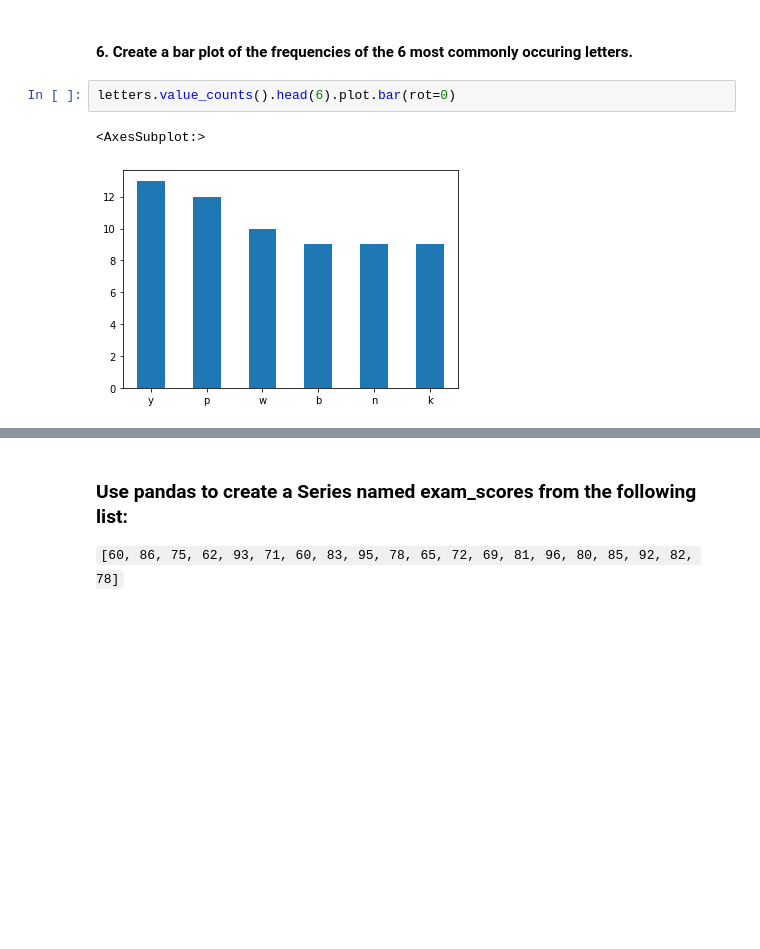
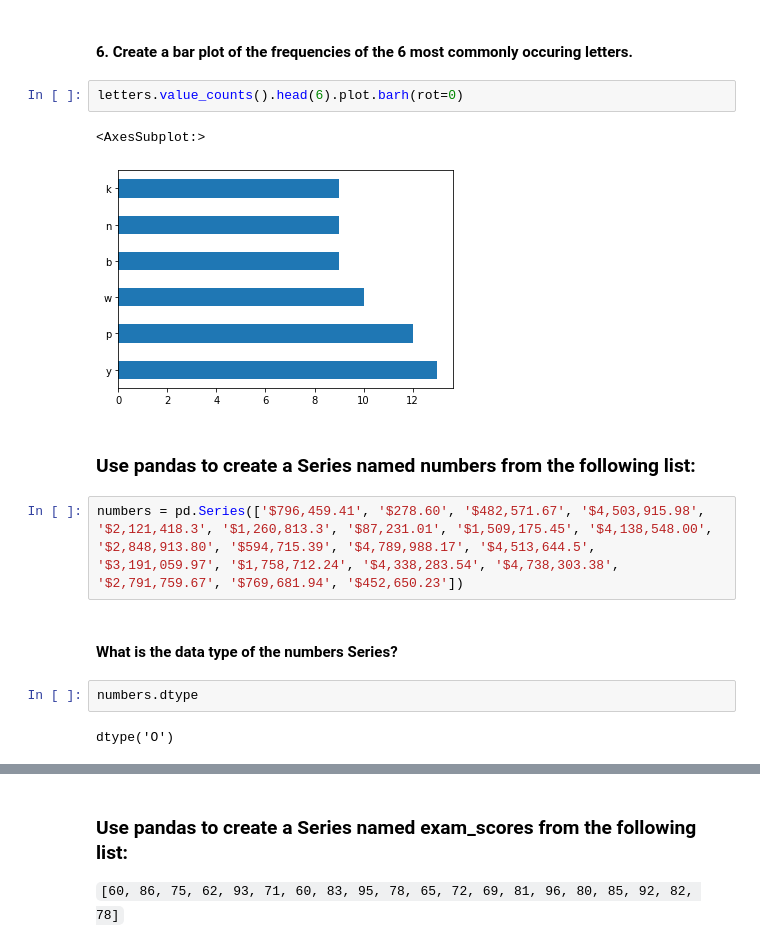
Before and after one commit to bensmith07/numpy-pandas-visualization-exercises, a Jupyter notebook: pandas_series.ipynb, the cells around one changed output, grey strips where cells are left out. Cells and saved outputs as stored; diff of their text form; blank space fills up the shorter version.

```diff
--- a/pandas_series.ipynb
+++ b/pandas_series.ipynb
@@ -430,7 +468,17 @@ Length: 200, dtype: object
 # %% [markdown]
 #### 6.     Create a bar plot of the frequencies of the 6 most commonly occuring letters.
 # %%
-letters.value_counts().head(6).plot.bar(rot=0)
+letters.value_counts().head(6).plot.barh(rot=0)
 # %% [output]
 <AxesSubplot:>
-[figure, old version]
+[figure, new version]
+# %% [markdown]
+### Use pandas to create a Series named numbers from the following list:
+# %%
+numbers = pd.Series(['$796,459.41', '$278.60', '$482,571.67', '$4,503,915.98', '$2,121,418.3', '$1,260,813.3', '$87,231.01', '$1,509,175.45', '$4,138,548.00', '$2,848,913.80', '$594,715.39', '$4,789,988.17', '$4,513,644.5', '$3,191,059.97', '$1,758,712.24', '$4,338,283.54', '$4,738,303.38', '$2,791,759.67', '$769,681.94', '$452,650.23'])
+# %% [markdown]
+#### What is the data type of the numbers Series?
+# %%
+numbers.dtype
+# %% [output]
+dtype('O')
```
Also changed, not shown: parts of 27 cells of this notebook, 1 other file.
